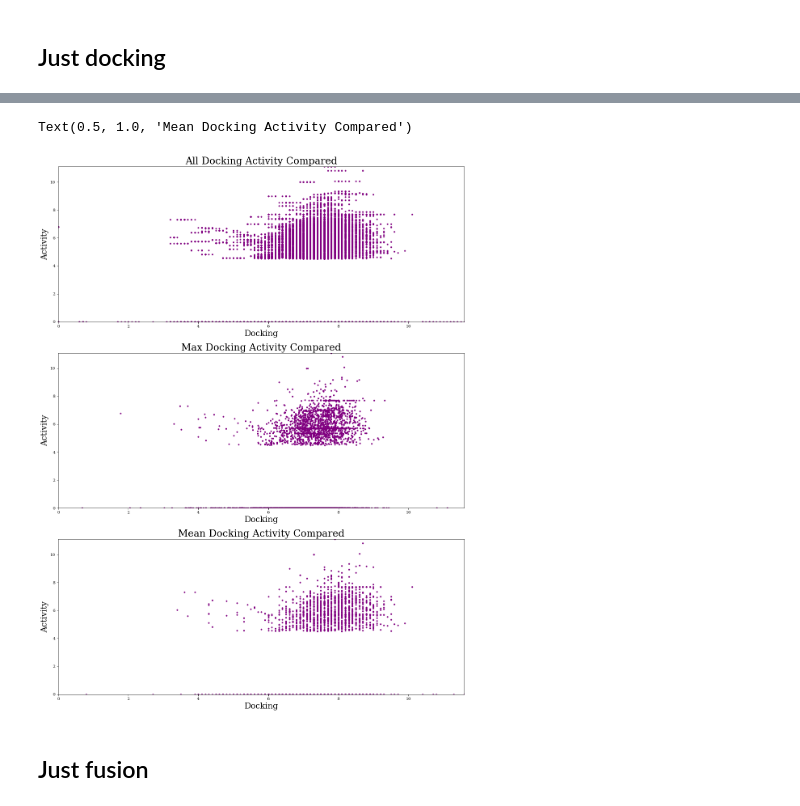
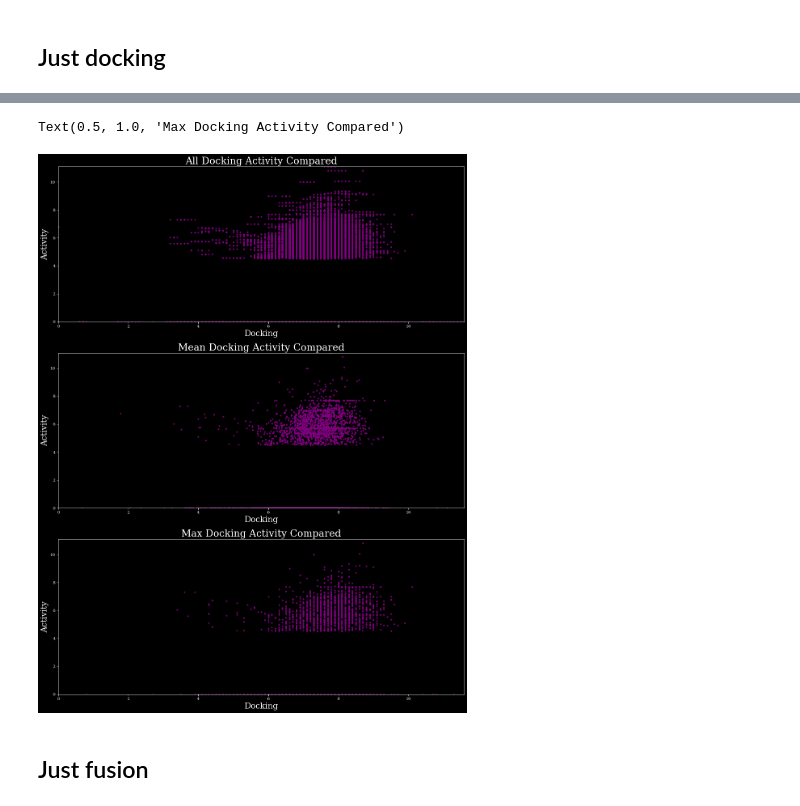
Before and after one commit to timothylindsey/Biola-Lawrence-Livermore-Project, a Jupyter notebook: Code/Data Exploration.ipynb, the cells around one changed output, grey strips where cells are left out. Cells and saved outputs as stored; diff of their text form; code cells hidden in the pictures.

Commit message:
dark mode graphs

```diff
--- a/Code/Data Exploration.ipynb
+++ b/Code/Data Exploration.ipynb
@@ -5,6 +5,7 @@ import Transformer
 import matplotlib.pyplot as plt
 import matplotlib.pyplot
 plt.rcParams["font.family"] = "serif"
+plt.style.use('dark_background')
 # %% [markdown]
 ## Load and Preprare Data
 # %%
@@ -48,6 +49,6 @@ for i in range(3): #set min and max for x and y
     ax[i].set_ylabel("Activity", fontsize=20)
 
 ax[0].set_title("All Docking Activity Compared", fontsize=24)
-ax[1].set_title("Max Docking Activity Compared", fontsize=24)
-ax[2].set_title("Mean Docking Activity Compared", fontsize=24)
+ax[1].set_title("Mean Docking Activity Compared", fontsize=24)
+ax[2].set_title("Max Docking Activity Compared", fontsize=24)
 # %% [output]
@@ -58,6 +59,6 @@ Average High Activity max:  7.7920427553444185
 Average Low Activity max:  7.286447241045498
-Text(0.5, 1.0, 'Mean Docking Activity Compared')
+Text(0.5, 1.0, 'Max Docking Activity Compared')
-[figure, old version]
+[figure, new version]
 # %% [markdown]
 ## Just fusion
 # %%
```
Also changed, not shown: parts of 6 cells of this notebook.
